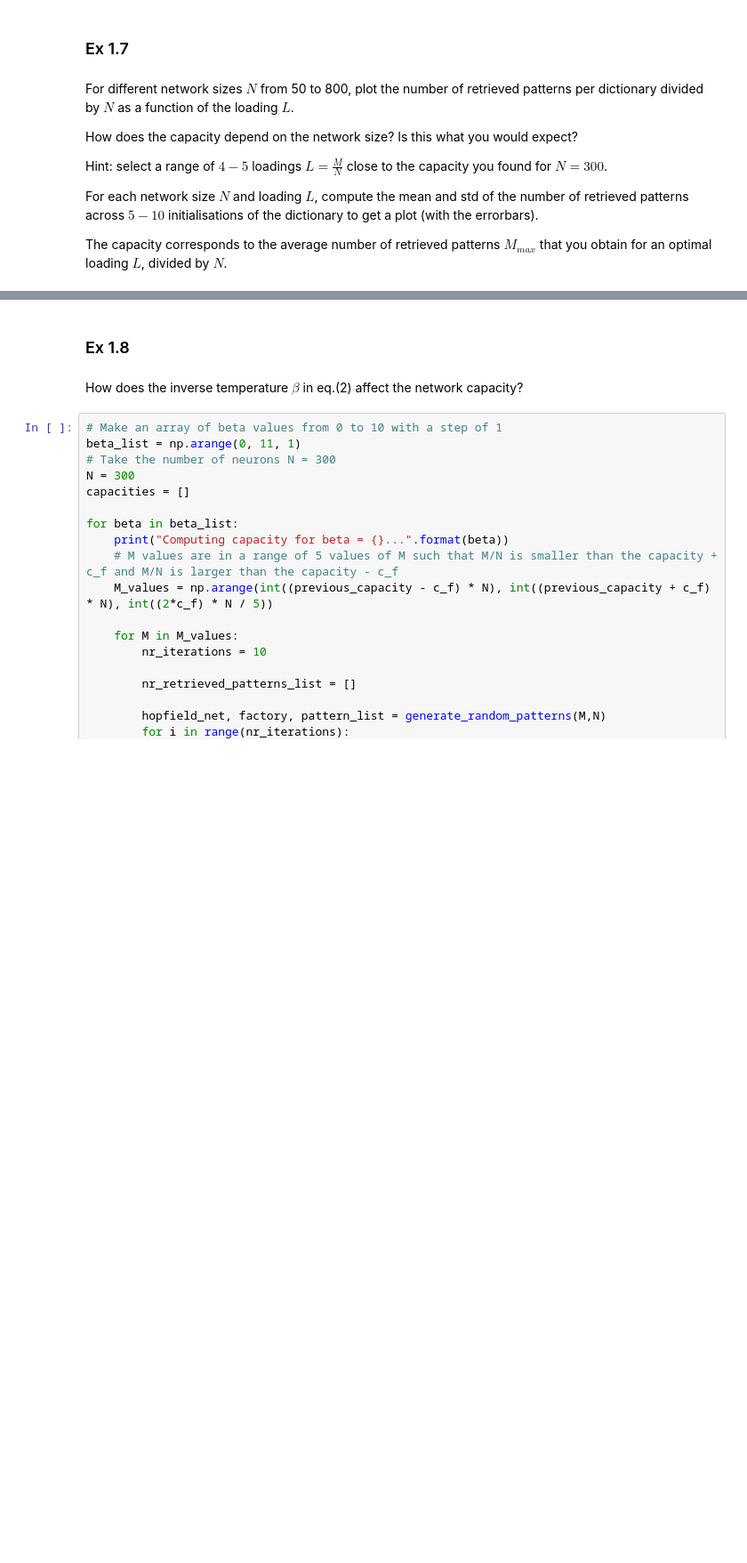
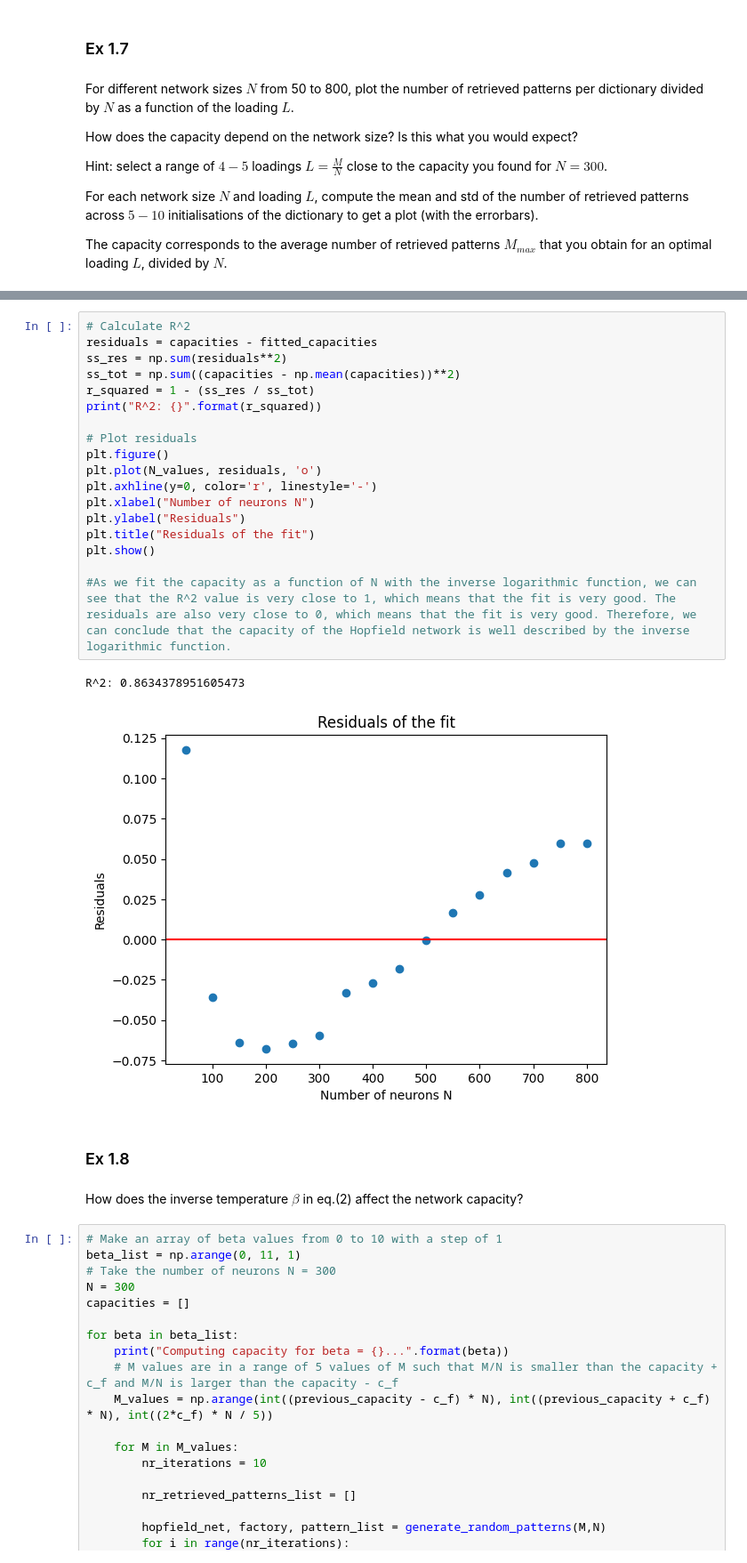
Before and after one commit to siyounglee00/Mini-project-NX, a Jupyter notebook: Miniproject_dynex.ipynb, the cells around one changed output, grey strips where cells are left out. Shown at 89% size. Drawn from its saved outputs; the diff is of its cells as text; blank space fills up the shorter version.

```diff
--- a/Miniproject_dynex.ipynb
+++ b/Miniproject_dynex.ipynb
@@ -371,3 +445,24 @@ plt.show()
+# %%
+# Calculate R^2
+residuals = capacities - fitted_capacities
+ss_res = np.sum(residuals**2)
+ss_tot = np.sum((capacities - np.mean(capacities))**2)
+r_squared = 1 - (ss_res / ss_tot)
+print("R^2: {}".format(r_squared))
+
+# Plot residuals
+plt.figure()
+plt.plot(N_values, residuals, 'o')
+plt.axhline(y=0, color='r', linestyle='-')
+plt.xlabel("Number of neurons N")
+plt.ylabel("Residuals")
+plt.title("Residuals of the fit")
+plt.show()
+
+#As we fit the capacity as a function of N with the inverse logarithmic function, we can see that the R^2 value is very close to 1, which means that the fit is very good. The residuals are also very close to 0, which means that the fit is very good. Therefore, we can conclude that the capacity of the Hopfield network is well described by the inverse logarithmic function.
+# %% [output]
+R^2: 0.8634378951605473
+[figure, added]
 # %% [markdown]
 ### Ex 1.8 ###
 # %% [markdown]
```
Also changed, not shown: parts of 8 cells of this notebook.
